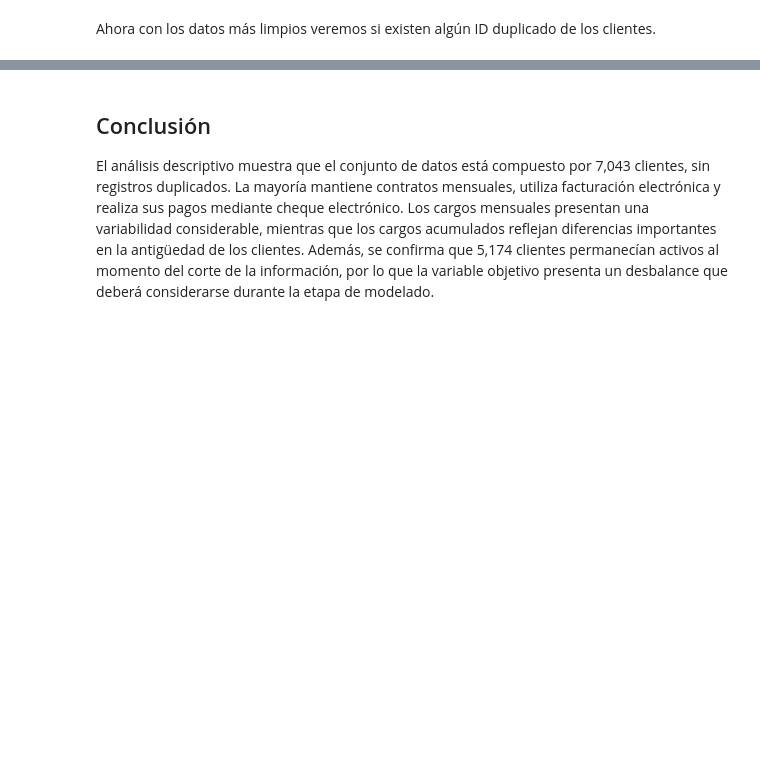
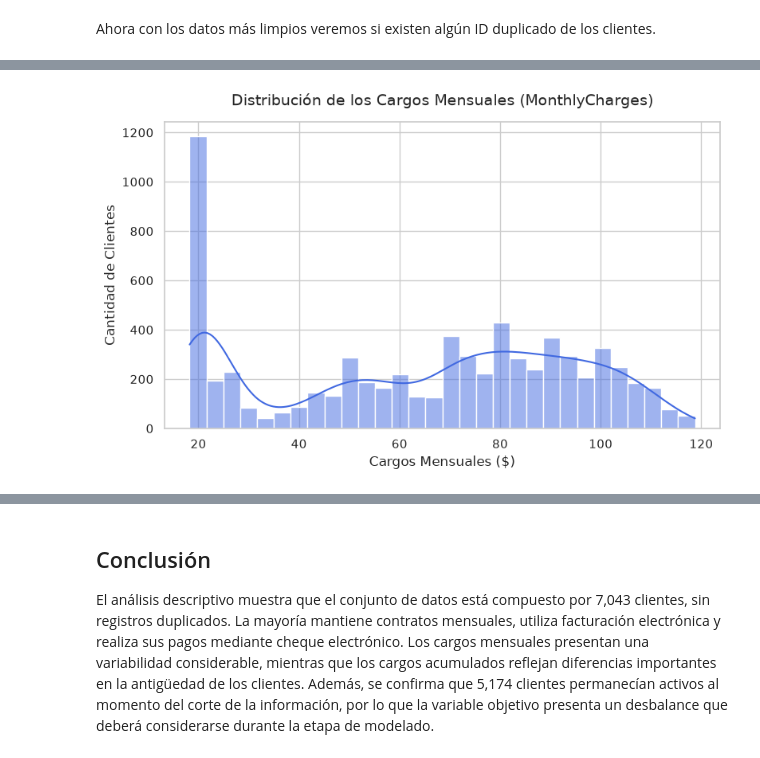
Before and after one commit to Hpaz96/Servicios-de-Interconnect, a Jupyter notebook: notebooks/02_modelo_final.ipynb, the cells around one changed output, grey strips where cells are left out. Saved outputs shown, nothing was run; the diff lists cells and outputs as text; code cells hidden in the pictures; blank space fills up the shorter version.

```diff
--- a/notebooks/02_modelo_final.ipynb
+++ b/notebooks/02_modelo_final.ipynb
@@ -190,0 +283,23 @@ np.int64(0)
+# %%
+# Configurar el tamaño del gráfico
+plt.figure(figsize=(9, 5))
+sns.set_theme(style="whitegrid")
+
+# Crear el histograma con línea de densidad (kde=True)
+sns.histplot(
+    data=contract,
+    x='MonthlyCharges',
+    kde=True,
+    bins=30,          # Divide los montos en 30 barras para ver mejor el detalle
+    color='royalblue'
+)
+
+#Personalizar títulos y etiquetas
+plt.title('Distribución de los Cargos Mensuales (MonthlyCharges)', fontsize=14, pad=15)
+plt.xlabel('Cargos Mensuales ($)', fontsize=12)
+plt.ylabel('Cantidad de Clientes', fontsize=12)
+
+# Mostrar el gráfico
+plt.show()
+# %% [output]
+[figure, added]
```
Also changed, not shown: parts of 12 cells of this notebook.
